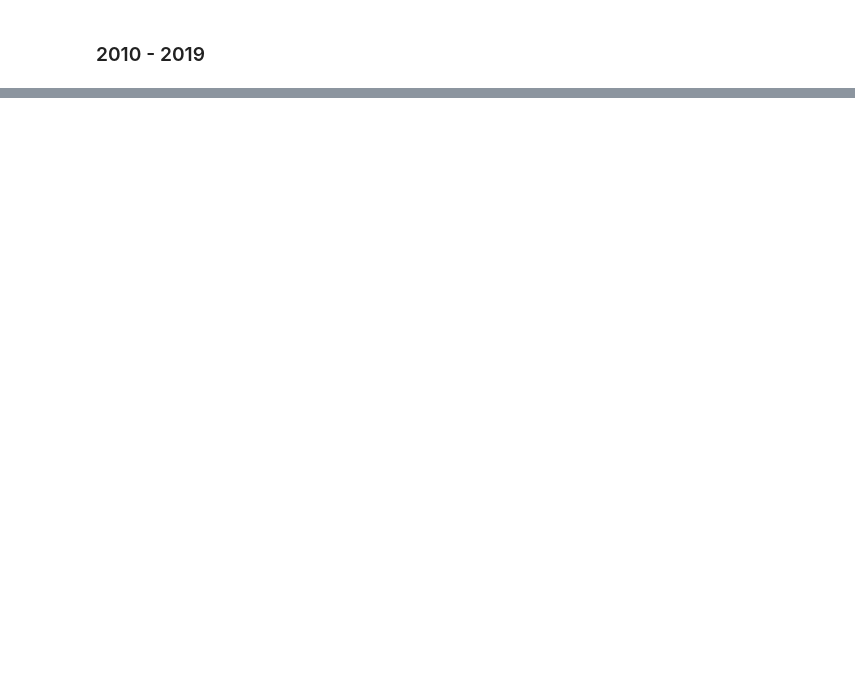
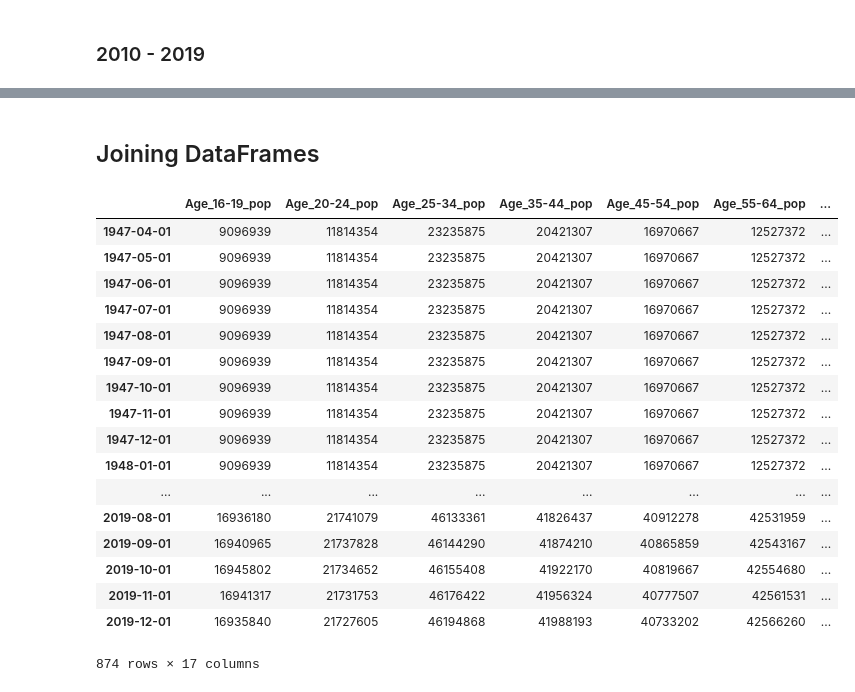
Before and after one commit to zapatos24/Employment_Prediction_LSTM_NN, a Jupyter notebook: mod_7_project.ipynb, the cells around one changed output, grey strips where cells are left out. Saved outputs shown, nothing was run; the diff lists cells and outputs as text; code cells hidden in the pictures; blank space fills up the shorter version.

```diff
--- a/mod_7_project.ipynb
+++ b/mod_7_project.ipynb
@@ -406,2 +541,17 @@ None
 # %% [markdown]
 ### 2010 - 2019
+# %%
+age_2010_pop_df = pd.DataFrame()
+for year in range(2010, 2020):
+    temp_df = pd.read_csv('US_pop/pop_2010-2019/US Pop {} p1.csv'.format(year)).iloc[:,1:5]
+    temp_df = temp_df.append(pd.read_csv('US_pop/pop_2010-2019/US Pop {} p2.csv'.format(year)).iloc[:,1:5])
+    temp_df = temp_df[temp_df.AGE != 999]
+    temp_df['Date'] = pd.to_datetime(temp_df.YEAR.astype(str) + '-' + temp_df.MONTH.astype(str) + '-1')
+    temp_df.drop(['MONTH', 'YEAR'], axis=1, inplace=True)
+    temp_df.columns = ['Age', 'Pop', 'Date']
+    age_2010_pop_df = pd.concat([age_2010_pop_df, temp_df])
+
+
+display(age_2010_pop_df.info())
+display(age_2010_pop_df.head())
+display(age_2010_pop_df.tail())
@@ -407,0 +646,13 @@ None
+# %%
+pop_df = pd.concat([age_1947_popgroup_df,
+                    age_1980_popgroup_df,
+                    age_1990_popgroup_df,
+                    age_2000_popgroup_df,
+                    age_2010_popgroup_df])
+pop_df['Working_age_pop'] = pop_df['Age_16-19_pop'] + pop_df['Age_20-24_pop'] + \
+                        pop_df['Age_25-34_pop'] + pop_df['Age_35-44_pop'] + \
+                        pop_df['Age_45-54_pop'] + pop_df['Age_55-64_pop']
+
+display(pop_df.info())
+display(pop_df.head())
+display(pop_df.tail())
@@ -407,0 +769,23 @@ None
+# %% [markdown]
+## Joining DataFrames
+# %%
+pop_df.join(industry_df, how='outer')
+# %% [output]
+|  | Age_16-19_pop | Age_20-24_pop | Age_25-34_pop | Age_35-44_pop | Age_45-54_pop | Age_55-64_pop | ... |
+| 1947-04-01 | 9096939 | 11814354 | 23235875 | 20421307 | 16970667 | 12527372 | ... |
+| 1947-05-01 | 9096939 | 11814354 | 23235875 | 20421307 | 16970667 | 12527372 | ... |
+| 1947-06-01 | 9096939 | 11814354 | 23235875 | 20421307 | 16970667 | 12527372 | ... |
+| 1947-07-01 | 9096939 | 11814354 | 23235875 | 20421307 | 16970667 | 12527372 | ... |
+| 1947-08-01 | 9096939 | 11814354 | 23235875 | 20421307 | 16970667 | 12527372 | ... |
+| 1947-09-01 | 9096939 | 11814354 | 23235875 | 20421307 | 16970667 | 12527372 | ... |
+| 1947-10-01 | 9096939 | 11814354 | 23235875 | 20421307 | 16970667 | 12527372 | ... |
+| 1947-11-01 | 9096939 | 11814354 | 23235875 | 20421307 | 16970667 | 12527372 | ... |
+| 1947-12-01 | 9096939 | 11814354 | 23235875 | 20421307 | 16970667 | 12527372 | ... |
+| 1948-01-01 | 9096939 | 11814354 | 23235875 | 20421307 | 16970667 | 12527372 | ... |
+| ... | ... | ... | ... | ... | ... | ... | ... |
+| 2019-08-01 | 16936180 | 21741079 | 46133361 | 41826437 | 40912278 | 42531959 | ... |
+| 2019-09-01 | 16940965 | 21737828 | 46144290 | 41874210 | 40865859 | 42543167 | ... |
+| 2019-10-01 | 16945802 | 21734652 | 46155408 | 41922170 | 40819667 | 42554680 | ... |
+| 2019-11-01 | 16941317 | 21731753 | 46176422 | 41956324 | 40777507 | 42561531 | ... |
+| 2019-12-01 | 16935840 | 21727605 | 46194868 | 41988193 | 40733202 | 42566260 | ... |
+874 rows × 17 columns
```
Also changed, not shown: parts of 17 cells of this notebook, 13 other files.
